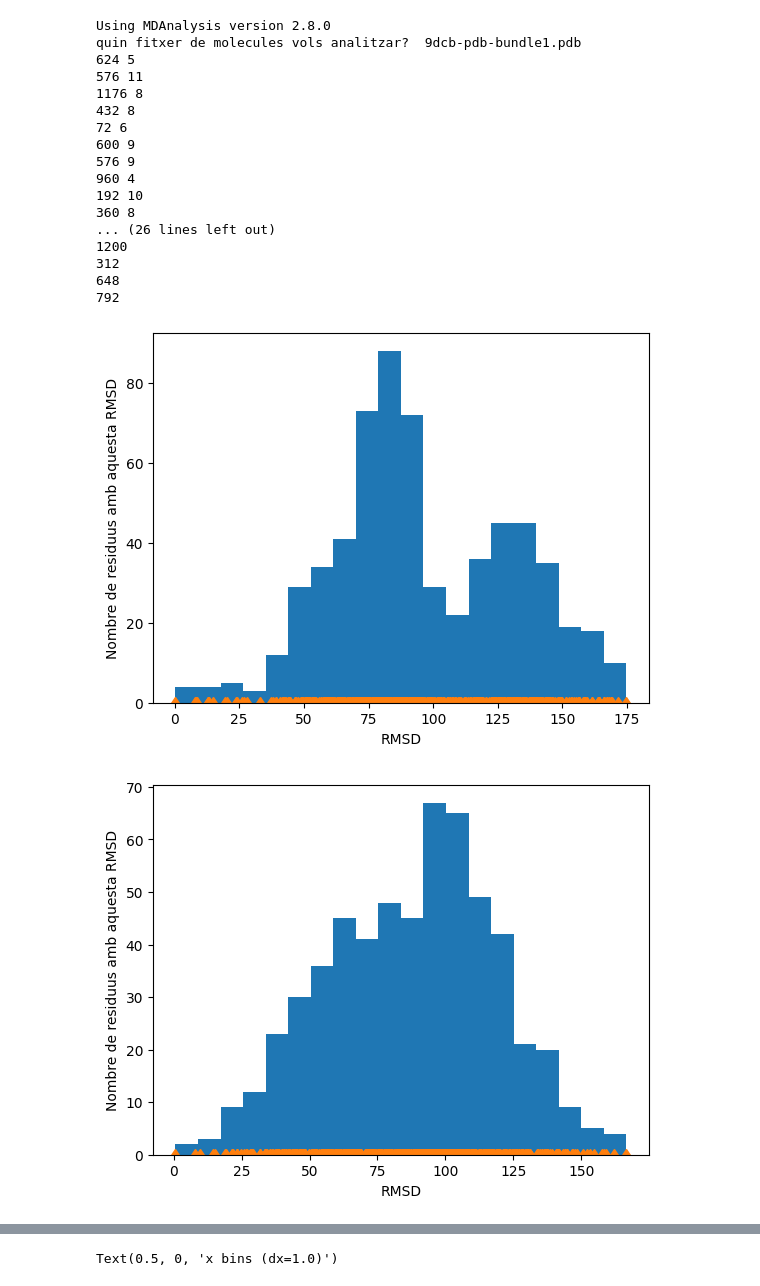
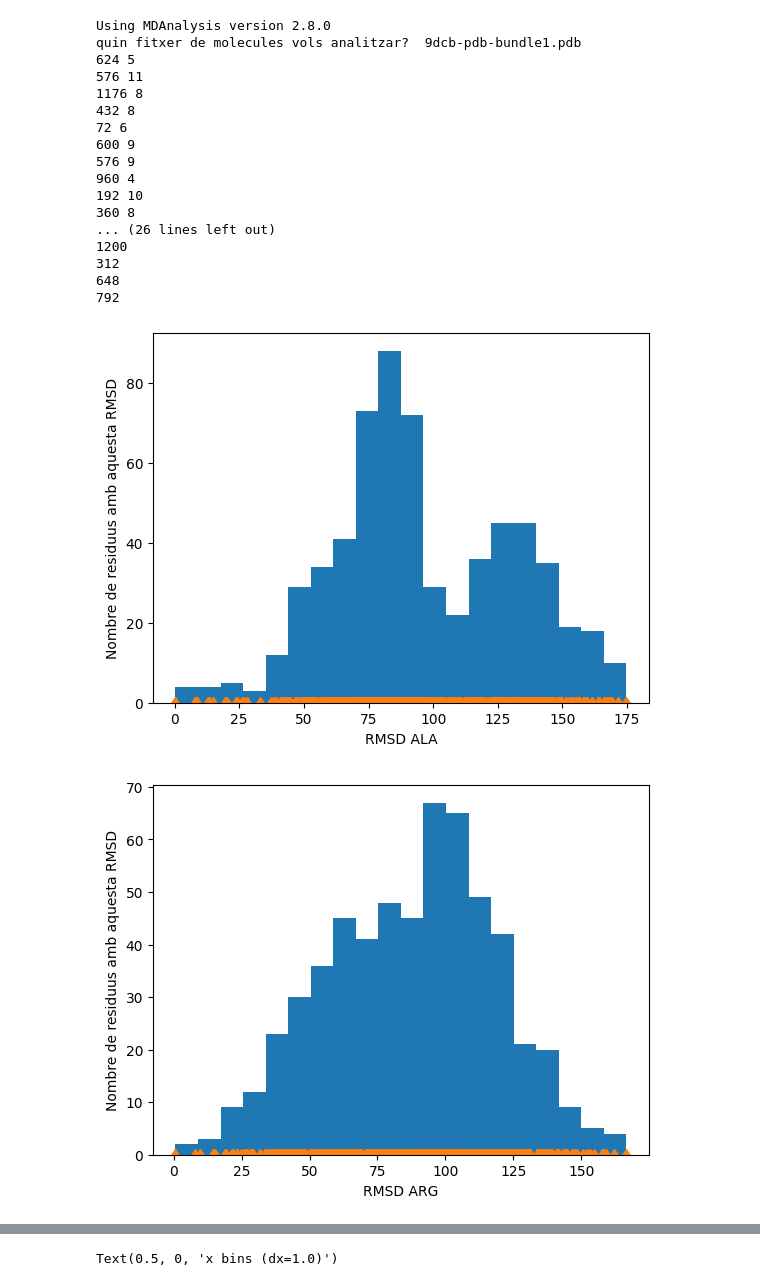
Before and after one commit to Deumenec/TFG_ML_Assessment, a Jupyter notebook: distancia_atomica/Distàncies.ipynb, the cells around one changed output, grey strips where cells are left out. Saved outputs shown, nothing was run; the diff lists cells and outputs as text; code cells hidden in the pictures.

```diff
--- a/distancia_atomica/Distàncies.ipynb
+++ b/distancia_atomica/Distàncies.ipynb
@@ -35,11 +35,11 @@ def histogram(hist_data, hist_name):
     hist_data = np.array(hist_data)
 
     fig, ax = plt.subplots()
-    ax.hist(hist_data, bins )
+    ax.hist(hist_data, bins=20 )
     # plot the xdata locations on the x axis:
     ax.plot(hist_data, 0*hist_data, 'd' )
     ax.set_ylabel('Nombre de residuus amb aquesta RMSD')
-    ax.set_xlabel('RMSD')
+    ax.set_xlabel('RMSD '+ hist_name)
 
 
 def average_structure(av_residu, av_univers):
@@ -104,32 +104,32 @@ def n_alpha_dist(protein):
 
 
 ###Main
 
 u = mda.Universe(data_folder+"/"+molecule_file)
 #Es determinen les estructures mitjanes
 for aminoacid in aminoacids:
     average_structure(aminoacid, u)
 #Es determinen les RMSD respecte les estructures mitjanes
 
 for aminoacid in aminoacids:
     distortion_distribution(u, aminoacid, mda.Universe(results_folder + "/" + molecule_name+ "/" + aminoacid +"average.pdb").atoms)
 # %% [output]
 Using MDAnalysis version 2.8.0
 quin fitxer de molecules vols analitzar?  9dcb-pdb-bundle1.pdb
 624 5
 576 11
 1176 8
 432 8
 72 6
 600 9
 576 9
 960 4
 192 10
 360 8
 ... (26 lines left out)
 1200
 312
 648
 792
-[figure, old version]
+[figure, new version]
-[figure, old version]
+[figure, new version]
```
Also changed, not shown: parts of 1 cell of this notebook, 39 other files.
